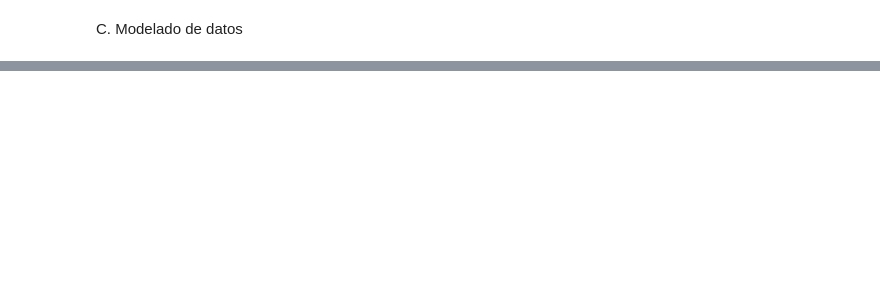
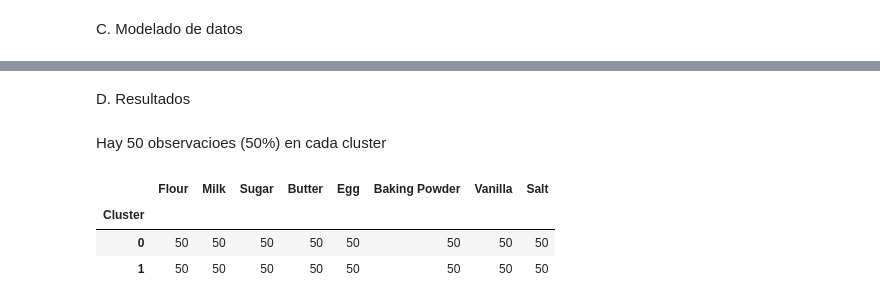
Before and after one commit to eliasalemann/UNI, a Jupyter notebook: EX3.ipynb, the cells around one changed output, grey strips where cells are left out. Drawn from its saved outputs; the diff is of its cells as text; code cells hidden in the pictures; blank space fills up the shorter version.

```diff
--- a/EX3.ipynb
+++ b/EX3.ipynb
@@ -168,0 +123,12 @@ plot_model(modelo_final, plot = 'feature_all')
+# %% [markdown]
+D. Resultados
+# %% [markdown]
+Hay 50 observacioes (50%) en cada cluster
+# %%
+#Distribucion de los tipos de panaderia
+df1.groupby('Cluster').count()
+# %% [output]
+|  | Flour | Milk | Sugar | Butter | Egg | Baking Powder | Vanilla | Salt |
+| Cluster |  |  |  |  |  |  |  |  |
+| 0 | 50 | 50 | 50 | 50 | 50 | 50 | 50 | 50 |
+| 1 | 50 | 50 | 50 | 50 | 50 | 50 | 50 | 50 |
```
Also changed, not shown: parts of 14 cells of this notebook.
